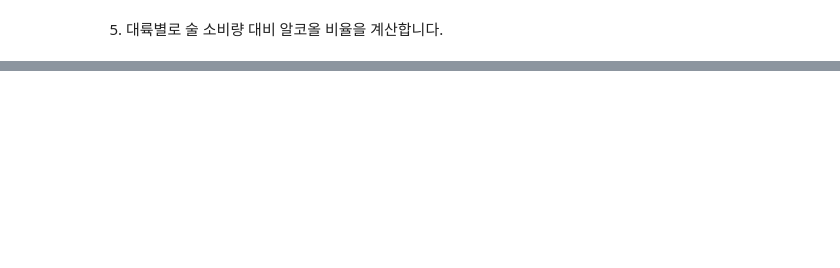
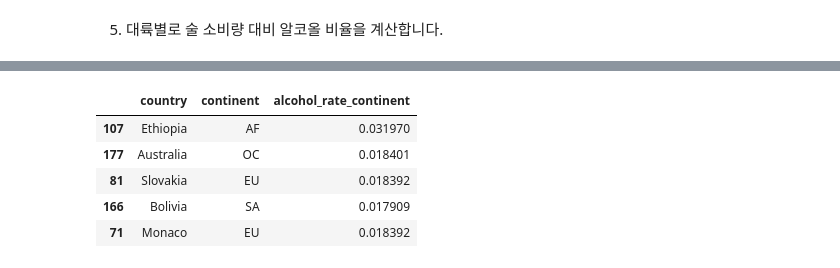
Before and after one commit to vynnee/practice_data_analysis, a Jupyter notebook: data_analysis_practice/chapter01_3.ipynb, the cells around one changed output, grey strips where cells are left out. Cells and saved outputs as stored; diff of their text form; code cells hidden in the pictures; blank space fills up the shorter version.

```diff
--- a/data_analysis_practice/chapter01_3.ipynb
+++ b/data_analysis_practice/chapter01_3.ipynb
@@ -401,2 +414,11 @@ drinks[['country', 'beer_servings', 'wine_servings', 'spirit_servings', 'total_s
 # %% [markdown]
 4) 술 소비량 대비 알코올 비율을 구해봅니다.
+# %%
+# 술 소비량 대비 알코올 비율에 대한 칼럼을 만들어서 병합합니다.
+drinks['alcohol_rate'] = drinks['total_litres_of_pure_alcohol'] / drinks['total_servings']
+drinks['alcohol_rate'] = drinks['alcohol_rate'].fillna(0)
+
+# 술 소비량 대비 알코올 비율 : 전체 순위 중 한국의 순위를 구합니다.
+drinks['alcohol_rate_rank'] = drinks['alcohol_rate'].rank(ascending=False)
+drinks['alcohol_rate_rank'] = drinks['alcohol_rate_rank'].apply(np.floor)
+drinks.loc[drinks['country'] == 'South Korea'].alcohol_rate_rank
@@ -404,0 +443,20 @@ drinks[['country', 'beer_servings', 'wine_servings', 'spirit_servings', 'total_s
+# %%
+# 답
+
+# 대륙별 술 소비량 대비 알코올 비율을 구합니다.
+continent_sum = drinks.groupby('continent').sum()
+continent_sum['alcohol_rate_continent'] = continent_sum['total_litres_of_pure_alcohol'] / continent_sum['total_servings']
+continent_sum = continent_sum.reset_index()
+continent_sum = continent_sum[['continent', 'alcohol_rate_continent']]
+
+drinks = pd.merge(drinks, continent_sum, on='continent', how='outer')
+
+# 결과를 출력합니다.
+drinks[['country', 'continent', 'alcohol_rate_continent']].sample(5).head()
+# %% [output]
+|  | country | continent | alcohol_rate_continent |
+| 107 | Ethiopia | AF | 0.031970 |
+| 177 | Australia | OC | 0.018401 |
+| 81 | Slovakia | EU | 0.018392 |
+| 166 | Bolivia | SA | 0.017909 |
+| 71 | Monaco | EU | 0.018392 |
```
Also changed, not shown: parts of 5 cells of this notebook.
